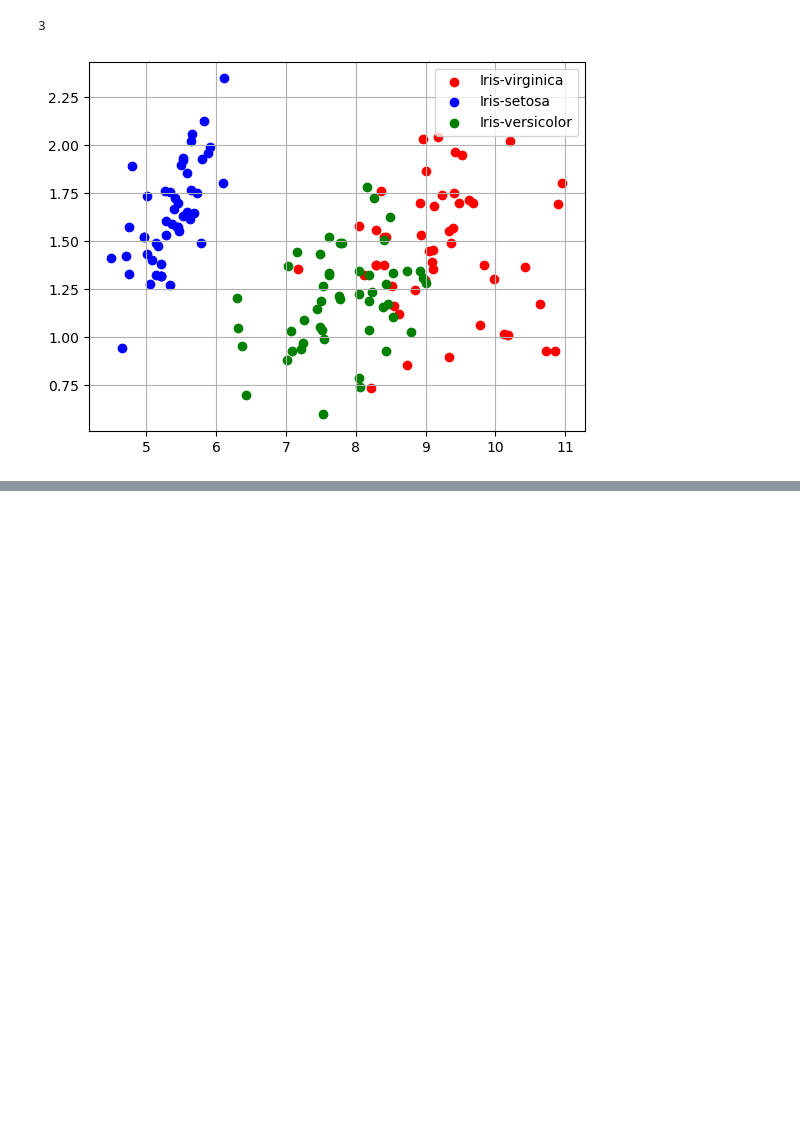
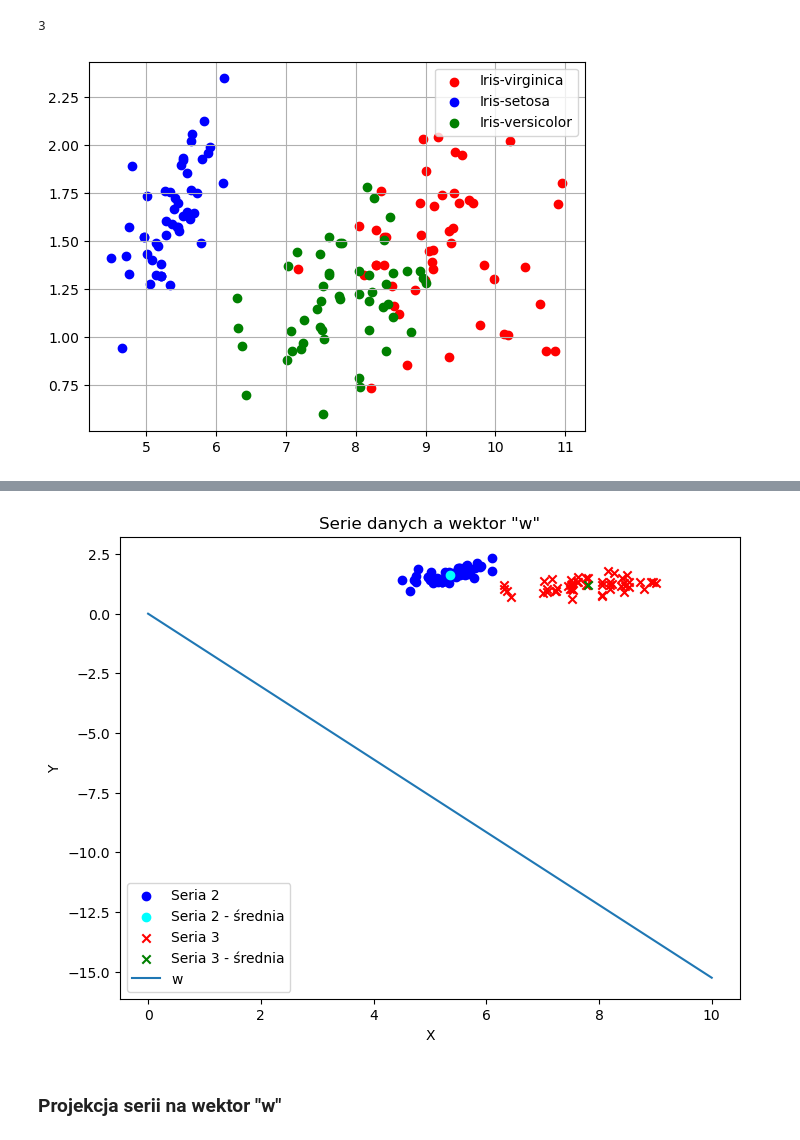
Before and after one commit to Funiek/eksploracja-danych, a Jupyter notebook: cw4/ed_cw4_krzysztof_funkowski.ipynb, the cells around one changed output, grey strips where cells are left out. Drawn from its saved outputs; the diff is of its cells as text; code cells hidden in the pictures; blank space fills up the shorter version.

```diff
--- a/cw4/ed_cw4_krzysztof_funkowski.ipynb
+++ b/cw4/ed_cw4_krzysztof_funkowski.ipynb
@@ -259,2 +250,26 @@ matrix([[0.548125428214125],
         [-0.8363961471366795]], dtype=object)
+# %%
+plt.figure(figsize=(8, 6))
+
+plt.scatter(s2[:,[0]], s2[:,[1]], label='Seria 2', color='blue', marker='o')
+plt.scatter(s2_m_mean[0, 0], s2_m_mean[0, 1], label='Seria 2 - średnia', color='cyan', marker='o')
+plt.scatter(s3[:,[0]], s3[:,[1]], label='Seria 3', color='red', marker='x')
+plt.scatter(s3_m_mean[0, 0], s3_m_mean[0, 1], label='Seria 3 - średnia', color='green', marker='x')
+
+x = np.linspace(0, 10, 100)
+plt.plot(x, x * w[1,0] / w[0,0], label="w")
+
+plt.xlabel('X')
+plt.ylabel('Y')
+
+#plt.xlim(4, 10)
+#plt.ylim(-2, 4)
+
+plt.legend()
+plt.title('Serie danych a wektor "w"')
+plt.show()
+# %% [output]
+[figure, added]
+# %% [markdown]
+### Projekcja serii na wektor "w"
 # %%
```
Also changed, not shown: parts of 32 cells of this notebook.
